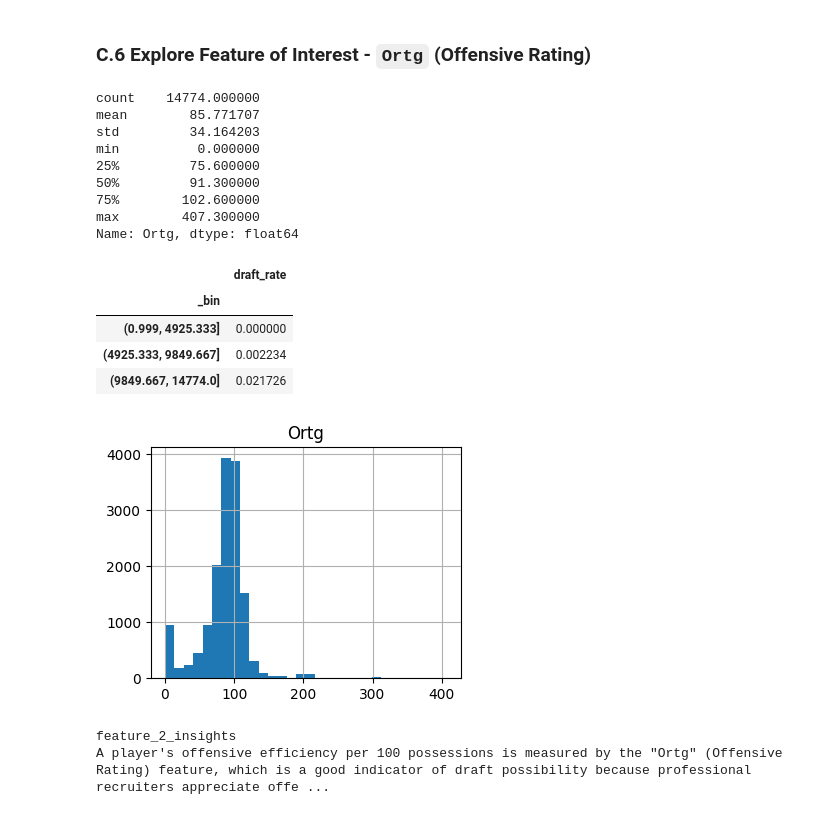
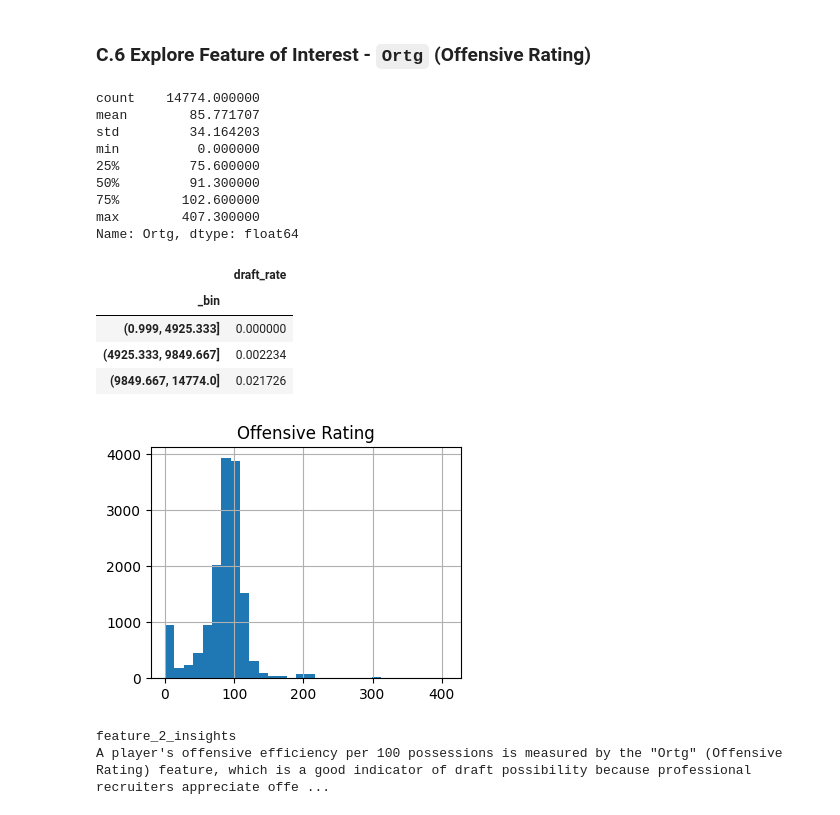
Before and after one commit to NaynaJahan/Performance-Analysis-in-NBA-Draft, a Jupyter notebook: notebooks/36120-25SP-AT1-12-25238736-experiment1.ipynb, the cells around one changed output. Cells and saved outputs as stored; diff of their text form; code cells hidden in the pictures.

```diff
--- a/notebooks/36120-25SP-AT1-12-25238736-experiment1.ipynb
+++ b/notebooks/36120-25SP-AT1-12-25238736-experiment1.ipynb
@@ -529,26 +528,26 @@ The distribution of "eFG (Effective Field Goal Percentage)" appears to be roughl
 # %%
 if "Ortg" in train_fe.columns:
     display(train_fe["Ortg"].describe())
     display(rate_by_bucket(train_fe, "Ortg", bins=3))
     train_fe["Ortg"].hist(bins=30, figsize=(4,3))
-    plt.title("Ortg")
+    plt.title("Offensive Rating")
     plt.show()
 # %% [output]
 count    14774.000000
 mean        85.771707
 std         34.164203
 min          0.000000
 25%         75.600000
 50%         91.300000
 75%        102.600000
 max        407.300000
 Name: Ortg, dtype: float64
 |  | draft_rate |
 | _bin |  |
 | (0.999, 4925.333] | 0.000000 |
 | (4925.333, 9849.667] | 0.002234 |
 | (9849.667, 14774.0] | 0.021726 |
-[figure, old version]
+[figure, new version]
 # %%
 feature_2_insights = """
 A player's offensive efficiency per 100 possessions is measured by the "Ortg" (Offensive Rating) feature, which is a good indicator of draft possibility because professional recruiters appreciate offensive contributions. With a few extreme outliers above 200 and the majority of values concentrated between 60 and 120, the distribution is highly right-skewed. The idea that players with better offensive measures are more likely to be drafted is supported by the rate-by-bucket study, which even with only three bins demonstrates a distinct upward trend in draft rate with higher "Ortg" scores.
```
Also changed, not shown: parts of 7 cells of this notebook, 2 other files.
